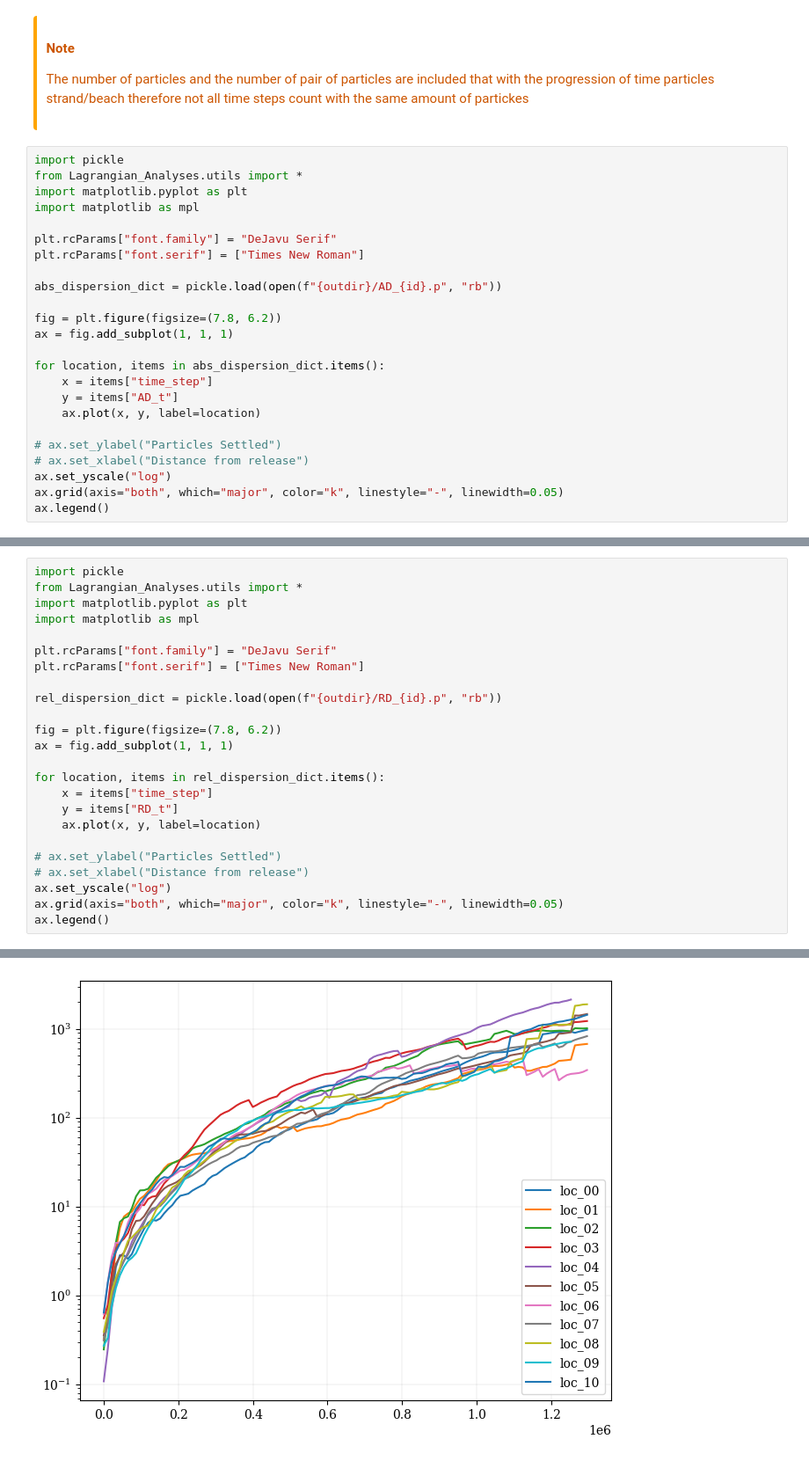
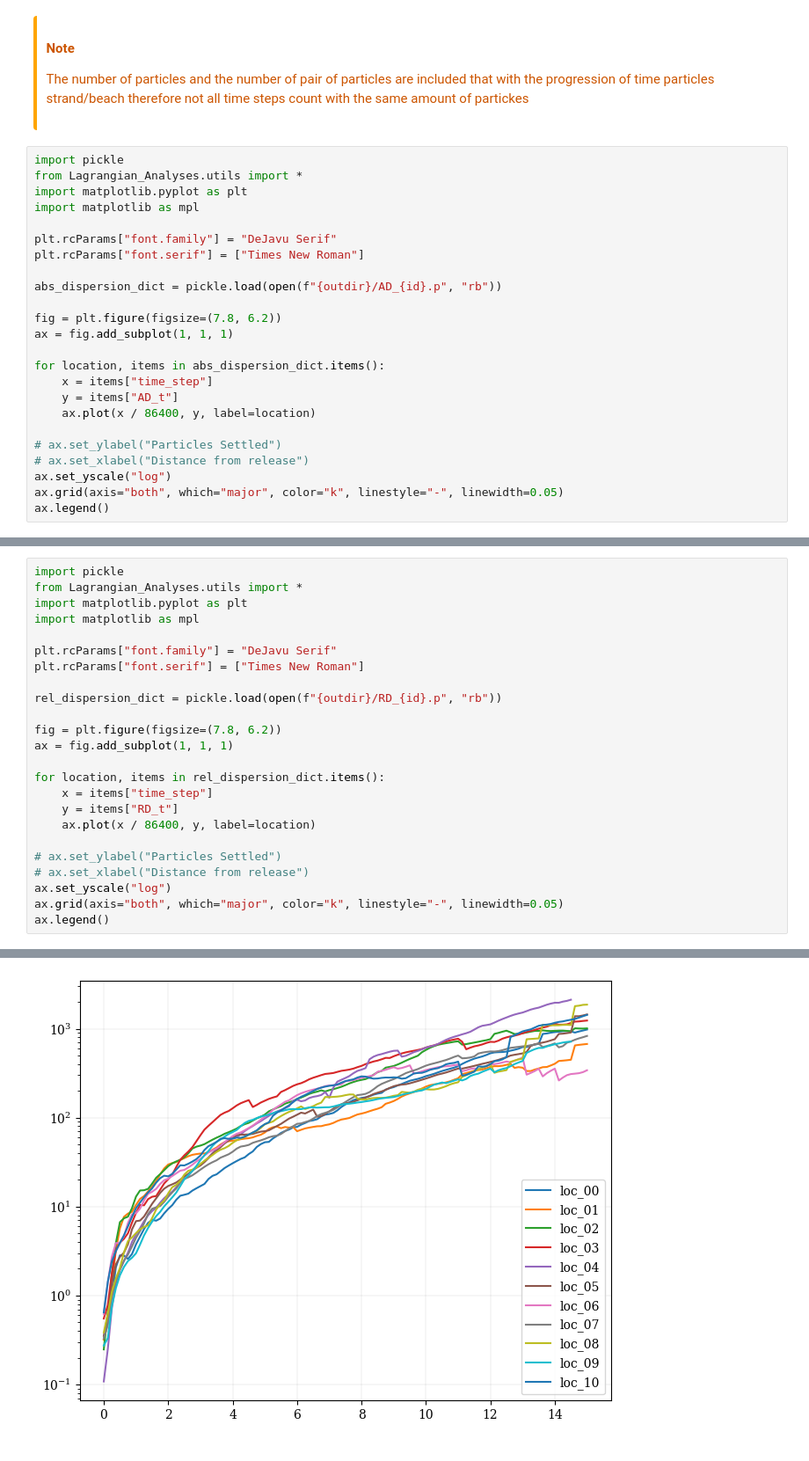
Before and after one commit to MireyaMMO/Lagrangian_Analyses, a Jupyter notebook: notebooks/04_dispersion_statistics.ipynb, the cells around one changed output, grey strips where cells are left out. Shown: that part at 88% size. Drawn from its saved outputs; the diff is of its cells as text.

```diff
--- a/notebooks/04_dispersion_statistics.ipynb
+++ b/notebooks/04_dispersion_statistics.ipynb
@@ -299,7 +299,7 @@ ax = fig.add_subplot(1, 1, 1)
 for location, items in abs_dispersion_dict.items():
     x = items["time_step"]
     y = items["AD_t"]
-    ax.plot(x, y, label=location)
+    ax.plot(x / 86400, y, label=location)
 
 # ax.set_ylabel("Particles Settled")
 # ax.set_xlabel("Distance from release")
@@ -312,27 +312,27 @@ ax.legend()
 # %%
 import pickle
 from Lagrangian_Analyses.utils import *
 import matplotlib.pyplot as plt
 import matplotlib as mpl
 
 plt.rcParams["font.family"] = "DeJavu Serif"
 plt.rcParams["font.serif"] = ["Times New Roman"]
 
 rel_dispersion_dict = pickle.load(open(f"{outdir}/RD_{id}.p", "rb"))
 
 fig = plt.figure(figsize=(7.8, 6.2))
 ax = fig.add_subplot(1, 1, 1)
 
 for location, items in rel_dispersion_dict.items():
     x = items["time_step"]
     y = items["RD_t"]
-    ax.plot(x, y, label=location)
+    ax.plot(x / 86400, y, label=location)
 
 # ax.set_ylabel("Particles Settled")
 # ax.set_xlabel("Distance from release")
 ax.set_yscale("log")
 ax.grid(axis="both", which="major", color="k", linestyle="-", linewidth=0.05)
 ax.legend()
 # %% [output]
 <matplotlib.legend.Legend at 0x...>
-[figure, old version]
+[figure, new version]
```
Also changed, not shown: parts of 1 cell of this notebook, 3 other files.
